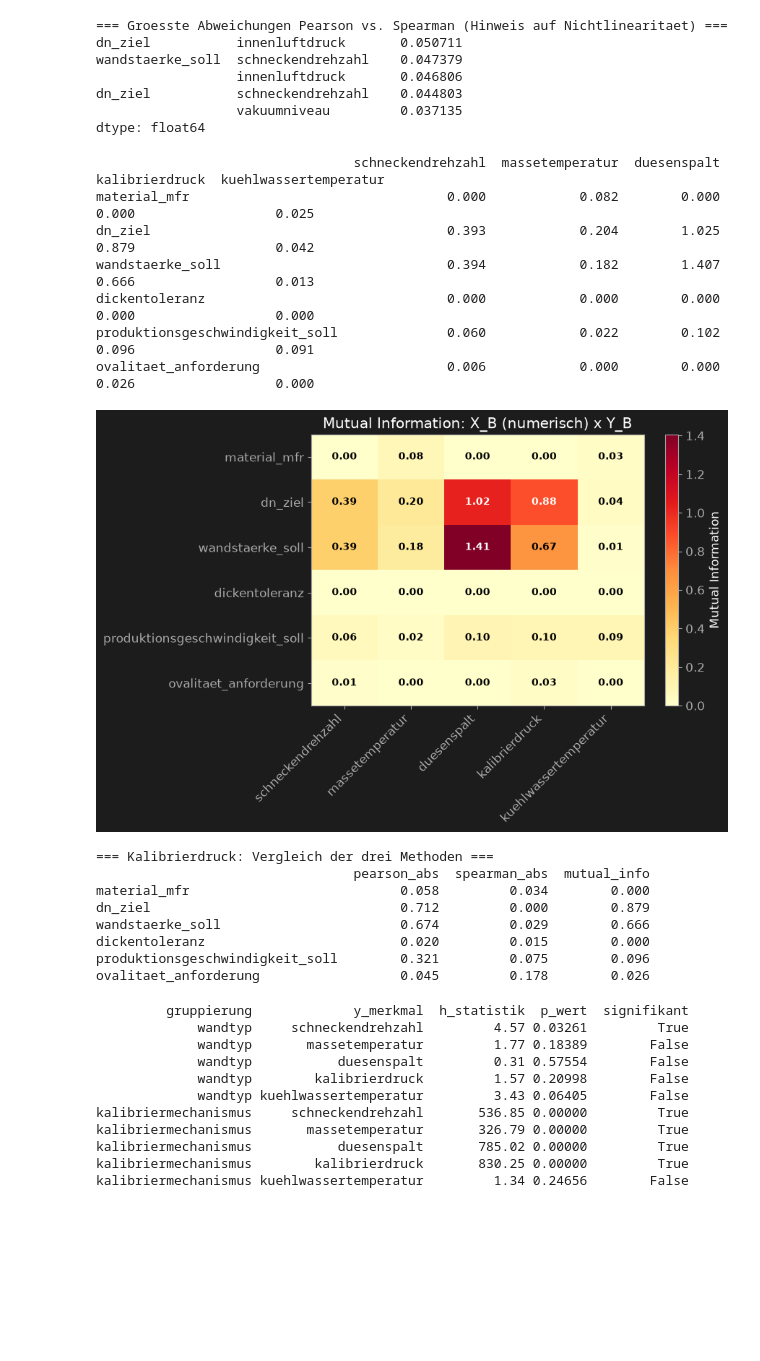
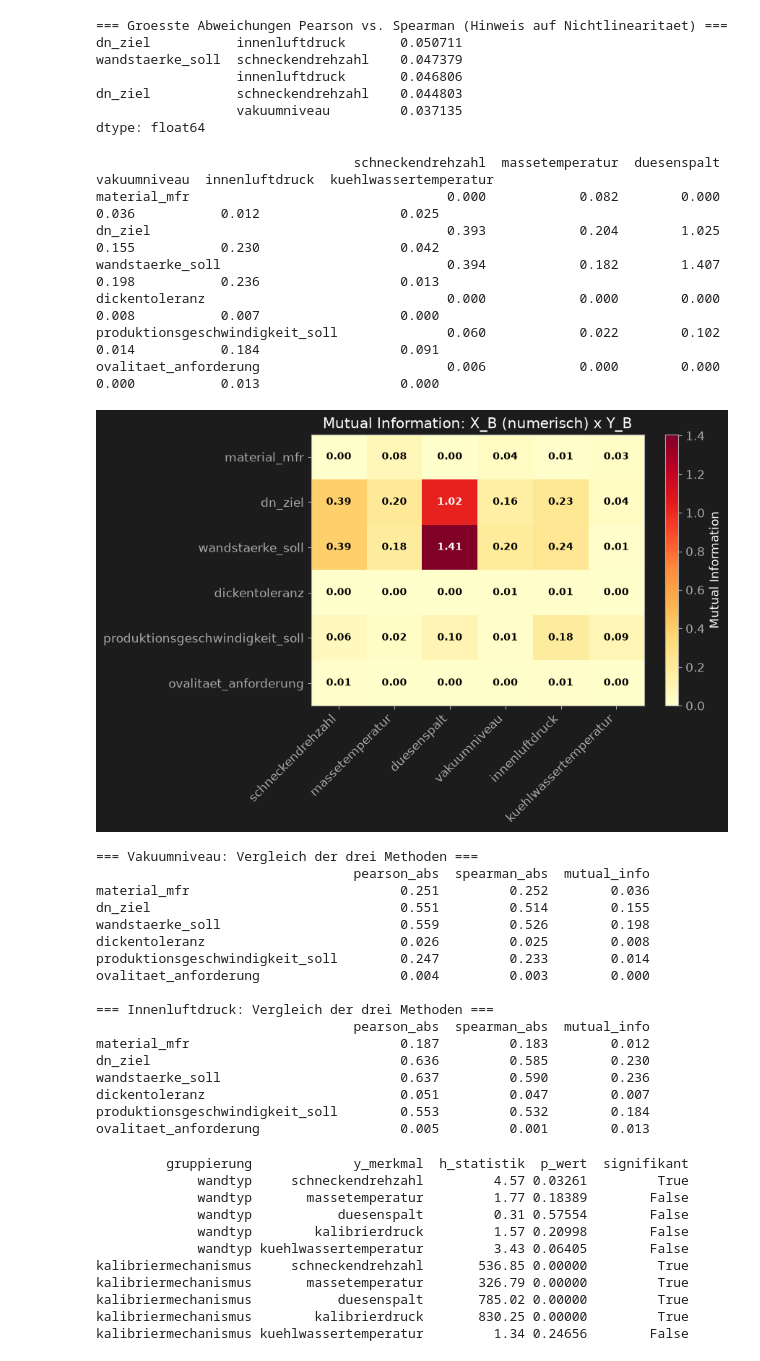
Before and after one commit to AwaTekoete/_MyExtrusionML_Synthetisch, a Jupyter notebook: notebooks/09_eda_model_b.ipynb, the cells around one changed output. Saved outputs shown, nothing was run; the diff lists cells and outputs as text; code cells hidden in the pictures; blank space fills up the shorter version.

Commit message:
feat: Model B EDA - MI/Pearson/Spearman now consistent for vakuumniveau/innenluftdruck, confirms threshold artifact successfully removed

```diff
--- a/notebooks/09_eda_model_b.ipynb
+++ b/notebooks/09_eda_model_b.ipynb
@@ -373,61 +373,79 @@ dtype: float64
 # Zelle 11 – AP 2.3: Mutual Information (X_B numerisch x Y_B)
 # =============================================================================
 # Erfasst beliebige statistische Abhaengigkeit, auch nicht-monotone
-# Zusammenhaenge (wie den Formluft/Vakuum-Sprung bei kalibrierdruck, den
-# weder Pearson noch Spearman angemessen erfassen konnten, siehe Zelle 10).
+# Zusammenhaenge. KORREKTUR: alter Vergleichsblock referenzierte die nicht
+# mehr existierende Spalte "kalibrierdruck" - ersetzt durch Vergleich fuer
+# beide neuen Druckgroessen (vakuumniveau, innenluftdruck).
 # =============================================================================
 from sklearn.feature_selection import mutual_info_regression
 
 mi_matrix = pd.DataFrame(index=x_b_numerisch, columns=Y_B_MERKMALE, dtype=float)
 for y_col in Y_B_MERKMALE:
     mi_werte = mutual_info_regression(df_b[x_b_numerisch], df_b[y_col], random_state=SEED)
     mi_matrix[y_col] = mi_werte
 
 print(mi_matrix.round(3).to_string())
 mi_matrix.to_csv("../reports/tables/09_mutual_information_x_b_y_b.csv")
 
 fig, ax = plt.subplots(figsize=(9, 6))
 im = ax.imshow(mi_matrix.values.astype(float), cmap="YlOrRd", vmin=0, aspect="auto")
 ax.set_xticks(range(len(Y_B_MERKMALE)))
 ax.set_xticklabels(Y_B_MERKMALE, rotation=45, ha="right")
 ax.set_yticks(range(len(x_b_numerisch)))
 ax.set_yticklabels(x_b_numerisch)
 for i in range(len(x_b_numerisch)):
     for j in range(len(Y_B_MERKMALE)):
         wert = mi_matrix.values[i, j]
         textfarbe = "black" if wert < mi_matrix.values.max()*0.5 else "white"
         ax.text(j, i, f"{wert:.2f}", ha="center", va="center", color=textfarbe, fontsize=10, fontweight="bold")
 plt.colorbar(im, label="Mutual Information")
 plt.title("Mutual Information: X_B (numerisch) x Y_B")
 plt.tight_layout()
 save_figure(fig, "../reports/figures/09_mutual_information_heatmap.png")
 plt.show()
 
-# --- Vergleich: bestaetigt MI staerkere Kalibrierdruck-Abhaengigkeit als Pearson/Spearman? ---
-print("\n=== Kalibrierdruck: Vergleich der drei Methoden ===")
-vergleich_kalibrierdruck = pd.DataFrame({
-    "pearson_abs": pearson_matrix["kalibrierdruck"].astype(float).abs(),
-    "spearman_abs": spearman_matrix["kalibrierdruck"].astype(float).abs(),
-    "mutual_info": mi_matrix["kalibrierdruck"],
+# --- Vergleich: MI vs. Pearson/Spearman fuer vakuumniveau UND innenluftdruck ---
+print("\n=== Vakuumniveau: Vergleich der drei Methoden ===")
+vergleich_vakuum = pd.DataFrame({
+    "pearson_abs": pearson_matrix["vakuumniveau"].astype(float).abs(),
+    "spearman_abs": spearman_matrix["vakuumniveau"].astype(float).abs(),
+    "mutual_info": mi_matrix["vakuumniveau"],
 })
-print(vergleich_kalibrierdruck.round(3).to_string())
+print(vergleich_vakuum.round(3).to_string())
+
+print("\n=== Innenluftdruck: Vergleich der drei Methoden ===")
+vergleich_innenluft = pd.DataFrame({
+    "pearson_abs": pearson_matrix["innenluftdruck"].astype(float).abs(),
+    "spearman_abs": spearman_matrix["innenluftdruck"].astype(float).abs(),
+    "mutual_info": mi_matrix["innenluftdruck"],
+})
+print(vergleich_innenluft.round(3).to_string())
 # %% [output]
-                                 schneckendrehzahl  massetemperatur  duesenspalt  kalibrierdruck  kuehlwassertemperatur
-material_mfr                                 0.000            0.082        0.000           0.000                  0.025
-dn_ziel                                      0.393            0.204        1.025           0.879                  0.042
-wandstaerke_soll                             0.394            0.182        1.407           0.666                  0.013
-dickentoleranz                               0.000            0.000        0.000           0.000                  0.000
-produktionsgeschwindigkeit_soll              0.060            0.022        0.102           0.096                  0.091
-ovalitaet_anforderung                        0.006            0.000        0.000           0.026                  0.000
+                                 schneckendrehzahl  massetemperatur  duesenspalt  vakuumniveau  innenluftdruck  kuehlwassertemperatur
+material_mfr                                 0.000            0.082        0.000         0.036           0.012                  0.025
+dn_ziel                                      0.393            0.204        1.025         0.155           0.230                  0.042
+wandstaerke_soll                             0.394            0.182        1.407         0.198           0.236                  0.013
+dickentoleranz                               0.000            0.000        0.000         0.008           0.007                  0.000
+produktionsgeschwindigkeit_soll              0.060            0.022        0.102         0.014           0.184                  0.091
+ovalitaet_anforderung                        0.006            0.000        0.000         0.000           0.013                  0.000
-[figure, old version]
+[figure, new version]
-=== Kalibrierdruck: Vergleich der drei Methoden ===
+=== Vakuumniveau: Vergleich der drei Methoden ===
                                  pearson_abs  spearman_abs  mutual_info
-material_mfr                           0.058         0.034        0.000
-dn_ziel                                0.712         0.000        0.879
-wandstaerke_soll                       0.674         0.029        0.666
-dickentoleranz                         0.020         0.015        0.000
-produktionsgeschwindigkeit_soll        0.321         0.075        0.096
-ovalitaet_anforderung                  0.045         0.178        0.026
+material_mfr                           0.251         0.252        0.036
+dn_ziel                                0.551         0.514        0.155
+wandstaerke_soll                       0.559         0.526        0.198
+dickentoleranz                         0.026         0.025        0.008
+produktionsgeschwindigkeit_soll        0.247         0.233        0.014
+ovalitaet_anforderung                  0.004         0.003        0.000
+
+=== Innenluftdruck: Vergleich der drei Methoden ===
+                                 pearson_abs  spearman_abs  mutual_info
+material_mfr                           0.187         0.183        0.012
+dn_ziel                                0.636         0.585        0.230
+wandstaerke_soll                       0.637         0.590        0.236
+dickentoleranz                         0.051         0.047        0.007
+produktionsgeschwindigkeit_soll        0.553         0.532        0.184
+ovalitaet_anforderung                  0.005         0.001        0.013
 # %%
 # =============================================================================
 # Zelle 12 – AP 2.4: Kruskal-Wallis-Test (Wandtyp/Mechanismus x Y_B)
```
Also changed, not shown: 2 other files.
